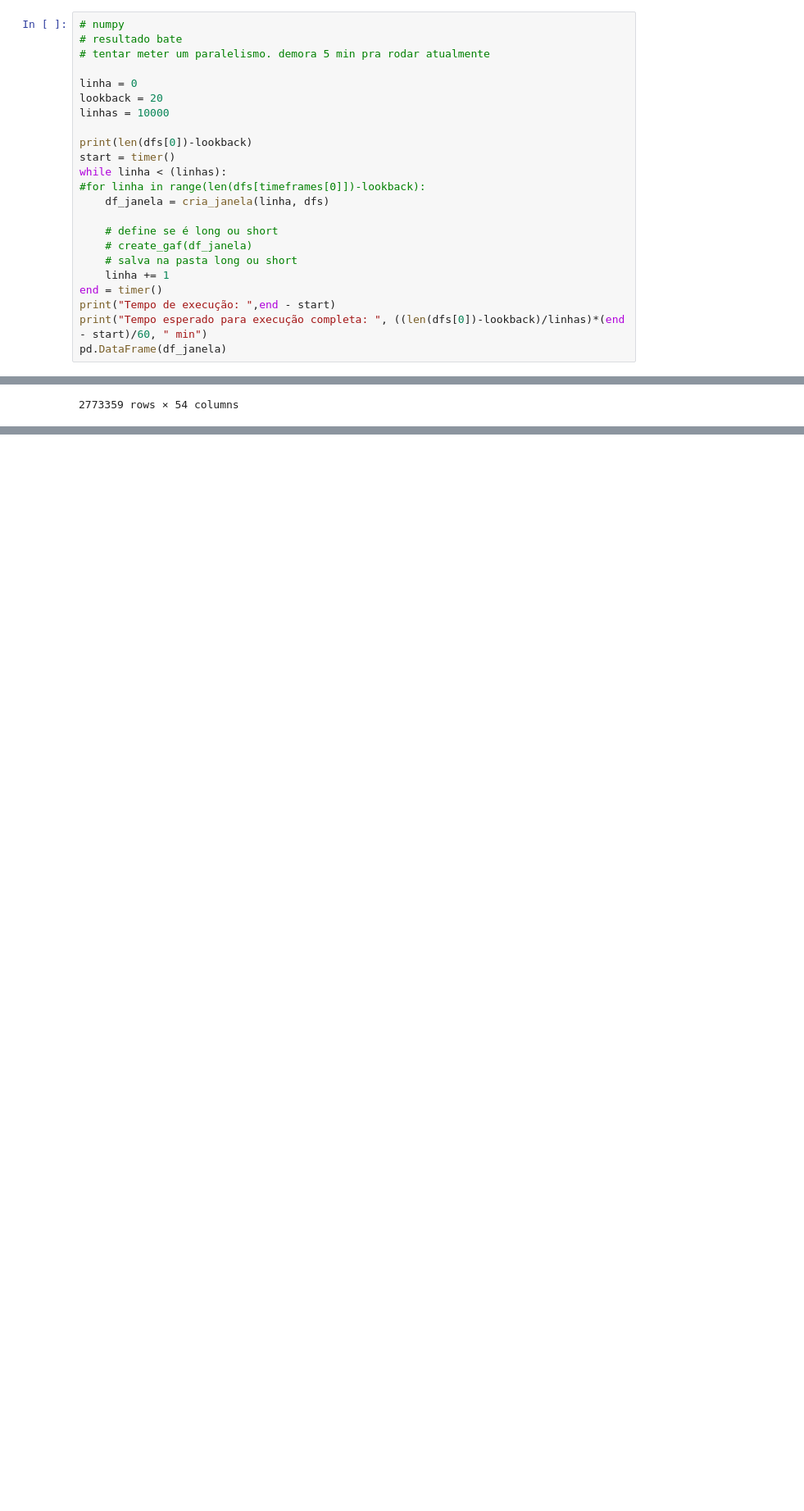
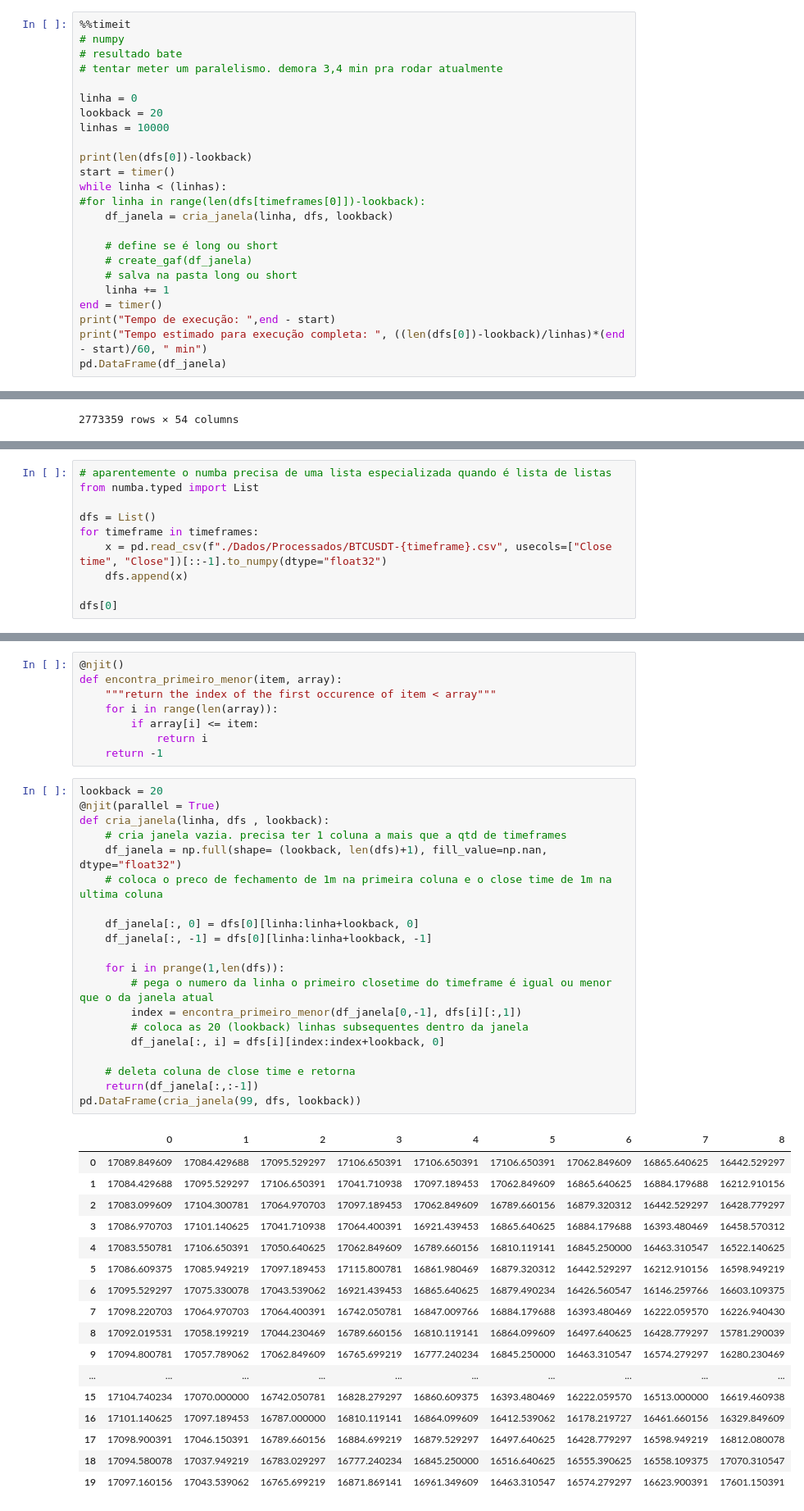
Before and after one commit to lambdavar/Artigo, a Jupyter notebook: main.ipynb, the cells around one changed output, grey strips where cells are left out. Shown: that part at 82% size. Saved outputs shown, nothing was run; the diff lists cells and outputs as text; blank space fills up the shorter version.

Commit message:
melhora de performance e tentativa de usar numba

```diff
--- a/main.ipynb
+++ b/main.ipynb
@@ -119,7 +120,8 @@ def cria_janela(linha, dfs=dfs):
 # %%
+%%timeit
 # numpy
 # resultado bate
-# tentar meter um paralelismo. demora 5 min pra rodar atualmente
+# tentar meter um paralelismo. demora 3,4 min pra rodar atualmente
 
 linha = 0
 lookback = 20
@@ -129,7 +131,7 @@ print(len(dfs[0])-lookback)
 start = timer()
 while linha < (linhas):
 #for linha in range(len(dfs[timeframes[0]])-lookback):
-    df_janela = cria_janela(linha, dfs)
+    df_janela = cria_janela(linha, dfs, lookback)
 
     # define se é long ou short
     # create_gaf(df_janela)
@@ -137,6 +139,6 @@ while linha < (linhas):
     linha += 1
 end = timer()
 print("Tempo de execução: ",end - start)
-print("Tempo esperado para execução completa: ", ((len(dfs[0])-lookback)/linhas)*(end - start)/60, " min")
+print("Tempo estimado para execução completa: ", ((len(dfs[0])-lookback)/linhas)*(end - start)/60, " min")
 pd.DataFrame(df_janela)
 # %% [output]
@@ -344,0 +389,10 @@ def create_gaf(ts):
+# %%
+# aparentemente o numba precisa de uma lista especializada quando é lista de listas
+from numba.typed import List
+
+dfs = List()
+for timeframe in timeframes:
+    x = pd.read_csv(f"./Dados/Processados/BTCUSDT-{timeframe}.csv", usecols=["Close time", "Close"])[::-1].to_numpy(dtype="float32")
+    dfs.append(x)
+
+dfs[0]
@@ -344,0 +407,46 @@ def create_gaf(ts):
+# %%
+@njit()
+def encontra_primeiro_menor(item, array):
+    """return the index of the first occurence of item < array"""
+    for i in range(len(array)):
+        if array[i] <= item:
+            return i
+    return -1
+# %%
+lookback = 20
+@njit(parallel = True)
+def cria_janela(linha, dfs , lookback):
+    # cria janela vazia. precisa ter 1 coluna a mais que a qtd de timeframes
+    df_janela = np.full(shape= (lookback, len(dfs)+1), fill_value=np.nan, dtype="float32")
+    # coloca o preco de fechamento de 1m na primeira coluna e o close time de 1m na ultima coluna
+
+    df_janela[:, 0] = dfs[0][linha:linha+lookback, 0]
+    df_janela[:, -1] = dfs[0][linha:linha+lookback, -1]
+
+    for i in prange(1,len(dfs)):
+        # pega o numero da linha o primeiro closetime do timeframe é igual ou menor que o da janela atual
+        index = encontra_primeiro_menor(df_janela[0,-1], dfs[i][:,1])
+        # coloca as 20 (lookback) linhas subsequentes dentro da janela
+        df_janela[:, i] = dfs[i][index:index+lookback, 0]
+
+    # deleta coluna de close time e retorna
+    return(df_janela[:,:-1])
+pd.DataFrame(cria_janela(99, dfs, lookback))
+# %% [output]
+|  | 0 | 1 | 2 | 3 | 4 | 5 | 6 | 7 | 8 |
+| 0 | 17089.849609 | 17084.429688 | 17095.529297 | 17106.650391 | 17106.650391 | 17106.650391 | 17062.849609 | 16865.640625 | 16442.529297 |
+| 1 | 17084.429688 | 17095.529297 | 17106.650391 | 17041.710938 | 17097.189453 | 17062.849609 | 16865.640625 | 16884.179688 | 16212.910156 |
+| 2 | 17083.099609 | 17104.300781 | 17064.970703 | 17097.189453 | 17062.849609 | 16789.660156 | 16879.320312 | 16442.529297 | 16428.779297 |
+| 3 | 17086.970703 | 17101.140625 | 17041.710938 | 17064.400391 | 16921.439453 | 16865.640625 | 16884.179688 | 16393.480469 | 16458.570312 |
+| 4 | 17083.550781 | 17106.650391 | 17050.640625 | 17062.849609 | 16789.660156 | 16810.119141 | 16845.250000 | 16463.310547 | 16522.140625 |
+| 5 | 17086.609375 | 17085.949219 | 17097.189453 | 17115.800781 | 16861.980469 | 16879.320312 | 16442.529297 | 16212.910156 | 16598.949219 |
+| 6 | 17095.529297 | 17075.330078 | 17043.539062 | 16921.439453 | 16865.640625 | 16879.490234 | 16426.560547 | 16146.259766 | 16603.109375 |
+| 7 | 17098.220703 | 17064.970703 | 17064.400391 | 16742.050781 | 16847.009766 | 16884.179688 | 16393.480469 | 16222.059570 | 16226.940430 |
+| 8 | 17092.019531 | 17058.199219 | 17044.230469 | 16789.660156 | 16810.119141 | 16864.099609 | 16497.640625 | 16428.779297 | 15781.290039 |
+| 9 | 17094.800781 | 17057.789062 | 17062.849609 | 16765.699219 | 16777.240234 | 16845.250000 | 16463.310547 | 16574.279297 | 16280.230469 |
+| ... | ... | ... | ... | ... | ... | ... | ... | ... | ... |
+| 15 | 17104.740234 | 17070.000000 | 16742.050781 | 16828.279297 | 16860.609375 | 16393.480469 | 16222.059570 | 16513.000000 | 16619.460938 |
+| 16 | 17101.140625 | 17097.189453 | 16787.000000 | 16810.119141 | 16864.099609 | 16412.539062 | 16178.219727 | 16461.660156 | 16329.849609 |
+| 17 | 17098.900391 | 17046.150391 | 16789.660156 | 16884.699219 | 16879.529297 | 16497.640625 | 16428.779297 | 16598.949219 | 16812.080078 |
+| 18 | 17094.580078 | 17037.949219 | 16783.029297 | 16777.240234 | 16845.250000 | 16516.640625 | 16555.390625 | 16558.109375 | 17070.310547 |
+| 19 | 17097.160156 | 17043.539062 | 16765.699219 | 16871.869141 | 16961.349609 | 16463.310547 | 16574.279297 | 16623.900391 | 17601.150391 |
```
Also changed, not shown: parts of 10 cells of this notebook.
